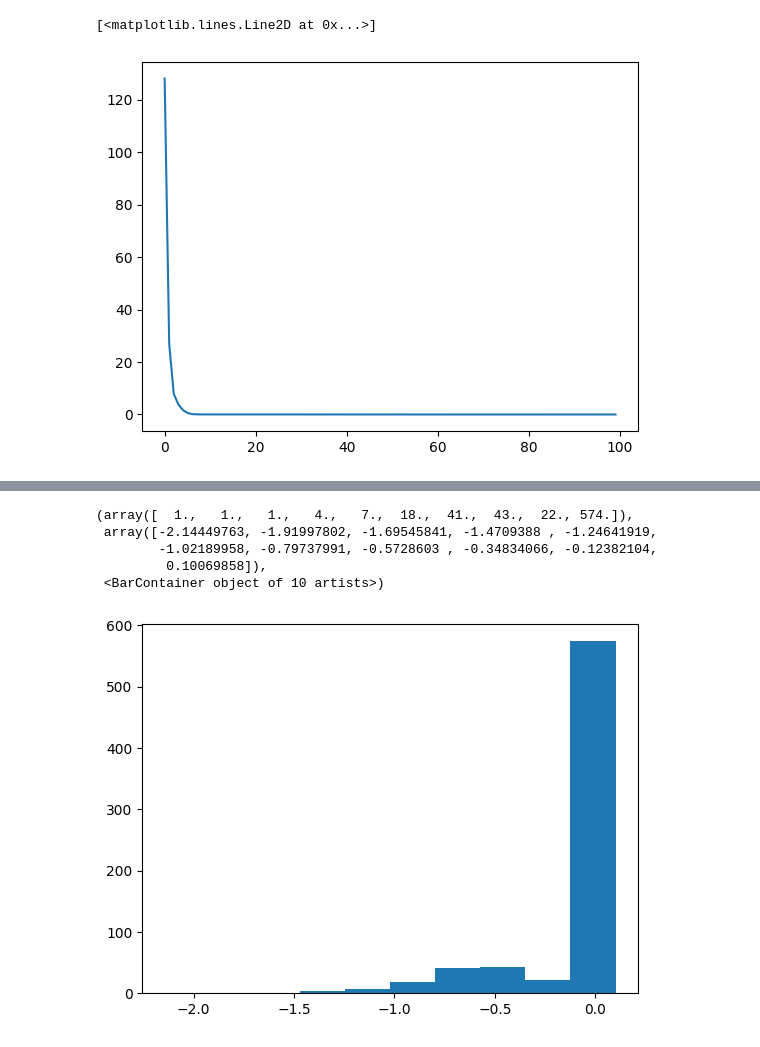
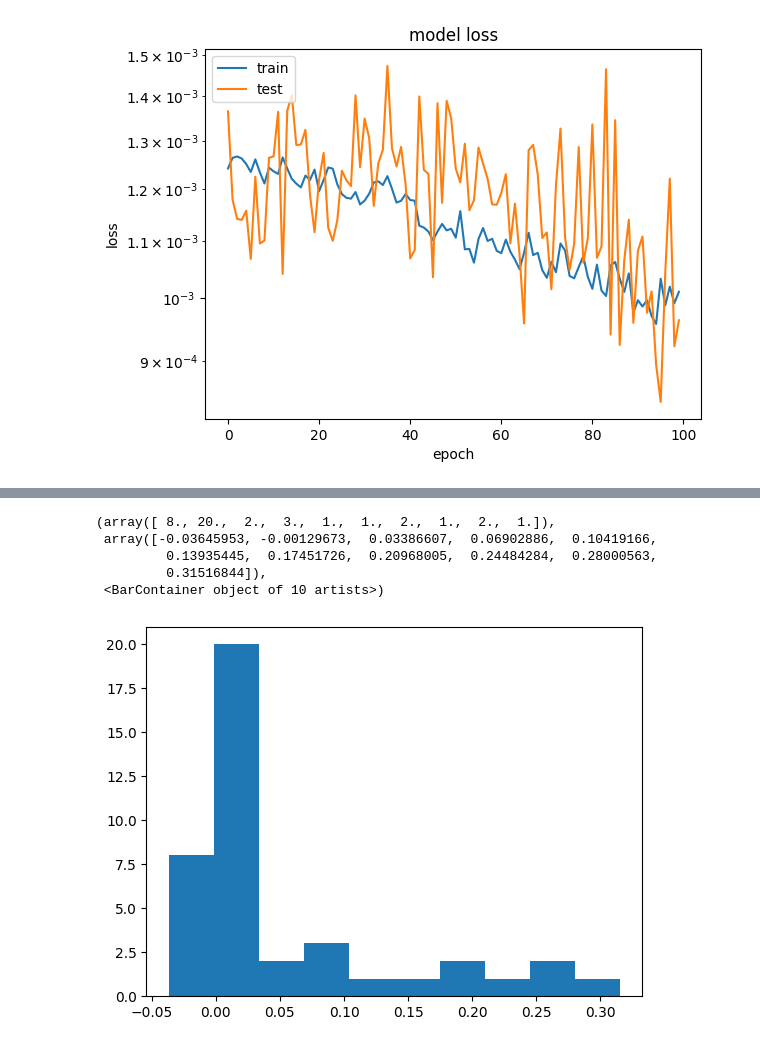
Before and after one commit to pawelmagnu/PyMPDATA, a Jupyter notebook: fluxes/data_preparation.ipynb, the cells around one changed output, grey strips where cells are left out. Drawn from its saved outputs; the diff is of its cells as text; code cells hidden in the pictures.

Commit message:
changes how stencil data is generated, some simple models

```diff
--- a/fluxes/data_preparation.ipynb
+++ b/fluxes/data_preparation.ipynb
@@ -80,0 +45,11 @@ i: 0, j: 12, [11, 12, 13], [11, 12], 11
+# %%
+stencils= []
+stencil_length = 3
+# ffill and bfill nan values
+for i in range(17):
+    data[i][1] = pd.DataFrame(data[i][1]).fillna(method='ffill').values
+    data[i][0] = pd.DataFrame(data[i][0]).fillna(method='ffill').values
+    data[i][2] = pd.DataFrame(data[i][2]).fillna(method='ffill').values
+    data[i][1] = pd.DataFrame(data[i][1]).fillna(method='bfill').values
+    data[i][0] = pd.DataFrame(data[i][0]).fillna(method='bfill').values
+    data[i][2] = pd.DataFrame(data[i][2]).fillna(method='bfill').values
@@ -143,2 +161,0 @@ plt.hist(y)
-# %%
-history = model.fit(X, y, epochs=100)
@@ -162,0 +162,10 @@ Epoch 100/100
+# %%
+# split the data, last 1/17 of the data is the test data
+# shuffle the data after splitting
+split = int(len(df) * 16/17)
+X_train = df['input'].values[:split]
+y_train = df['flux'].values[:split]
+X_test = df['input'].values[split:]
+y_test = df['flux'].values[split:]
+X_train, y_train = np.stack(X_train), np.stack(y_train)
+X_test, y_test = np.stack(X_test), np.stack(y_test)
@@ -162,0 +182,2 @@ Epoch 100/100
+# %%
+history = model.fit(X_train, y_train, epochs=100, validation_data=(X_test, y_test))
@@ -163,9 +202,15 @@ Epoch 100/100
 # %%
 plt.plot(history.history['loss'])
+plt.plot(history.history['val_loss'])
+plt.title('model loss')
+plt.ylabel('loss')
+plt.xlabel('epoch')
+plt.legend(['train', 'test'], loc='upper left')
+plt.yscale('log')
+plt.show()
 # %% [output]
-[<matplotlib.lines.Line2D at 0x...>]
-[figure, old version]
+[figure, new version]
 # %%
-outputs = model.predict(X)
+outputs = model.predict(X_test)
 plt.hist(outputs)
 # %% [output]
@@ -173,6 +218,6 @@ plt.hist(outputs)
-(array([  1.,   1.,   1.,   4.,   7.,  18.,  41.,  43.,  22., 574.]),
- array([-2.14449763, -1.91997802, -1.69545841, -1.4709388 , -1.24641919,
-        -1.02189958, -0.79737991, -0.5728603 , -0.34834066, -0.12382104,
-         0.10069858]),
+(array([ 8., 20.,  2.,  3.,  1.,  1.,  2.,  1.,  2.,  1.]),
+ array([-0.03645953, -0.00129673,  0.03386607,  0.06902886,  0.10419166,
+         0.13935445,  0.17451726,  0.20968005,  0.24484284,  0.28000563,
+         0.31516844]),
  <BarContainer object of 10 artists>)
-[figure, old version]
+[figure, new version]
```
Also changed, not shown: parts of 21 cells of this notebook.
